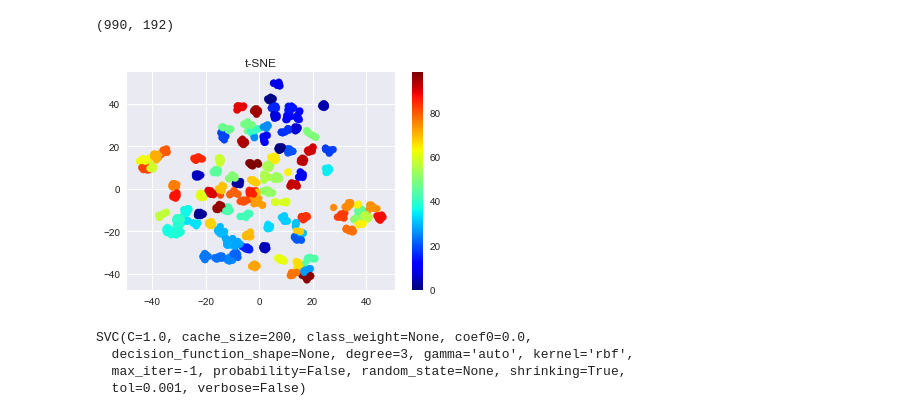
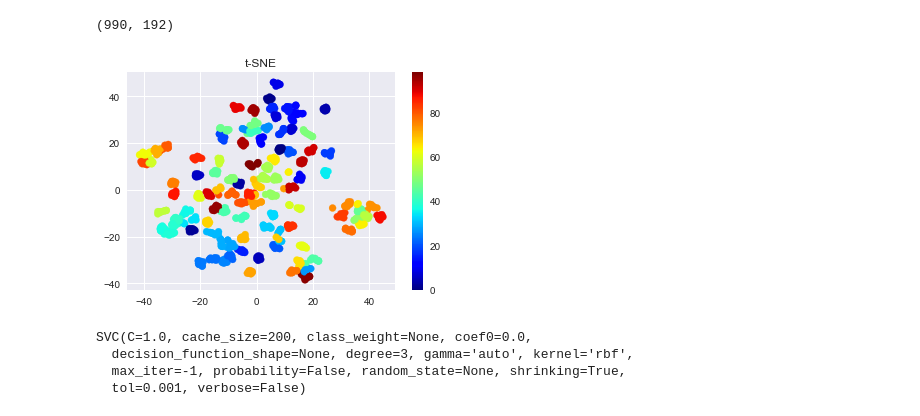
Before and after one commit to zukako0930/Leaf_Classification, a Jupyter notebook: data_check.ipynb, the cells around one changed output. Saved outputs shown, nothing was run; the diff lists cells and outputs as text; code cells hidden in the pictures.

```diff
--- a/data_check.ipynb
+++ b/data_check.ipynb
@@ -117,15 +117,15 @@ from matplotlib import offsetbox
 from sklearn import (manifold, datasets, decomposition, ensemble,
                      discriminant_analysis, random_projection)
 # %%
-tsne = manifold.TSNE(n_components=2, learning_rate=150,init='pca', random_state=0)
+tsne = manifold.TSNE(n_components=2, learning_rate=50,init='pca', random_state=0)
 X_tsne = tsne.fit_transform(X_std)
 plt.scatter(X_tsne[:,0],X_tsne[:,1],c=y,cmap='jet')
 plt.colorbar()
 plt.title('t-SNE')
 plt.savefig('t-SNE Leaf')
 plt.show()
 # %% [output]
-[figure, old version]
+[figure, new version]
 # %%
 from sklearn.cross_validation import train_test_split
 X_tsne_train,X_tsne_test,y_train,y_test = train_test_split(X_tsne,y,test_size=0.3,random_state=0)
```
Also changed, not shown: 1 other file.
